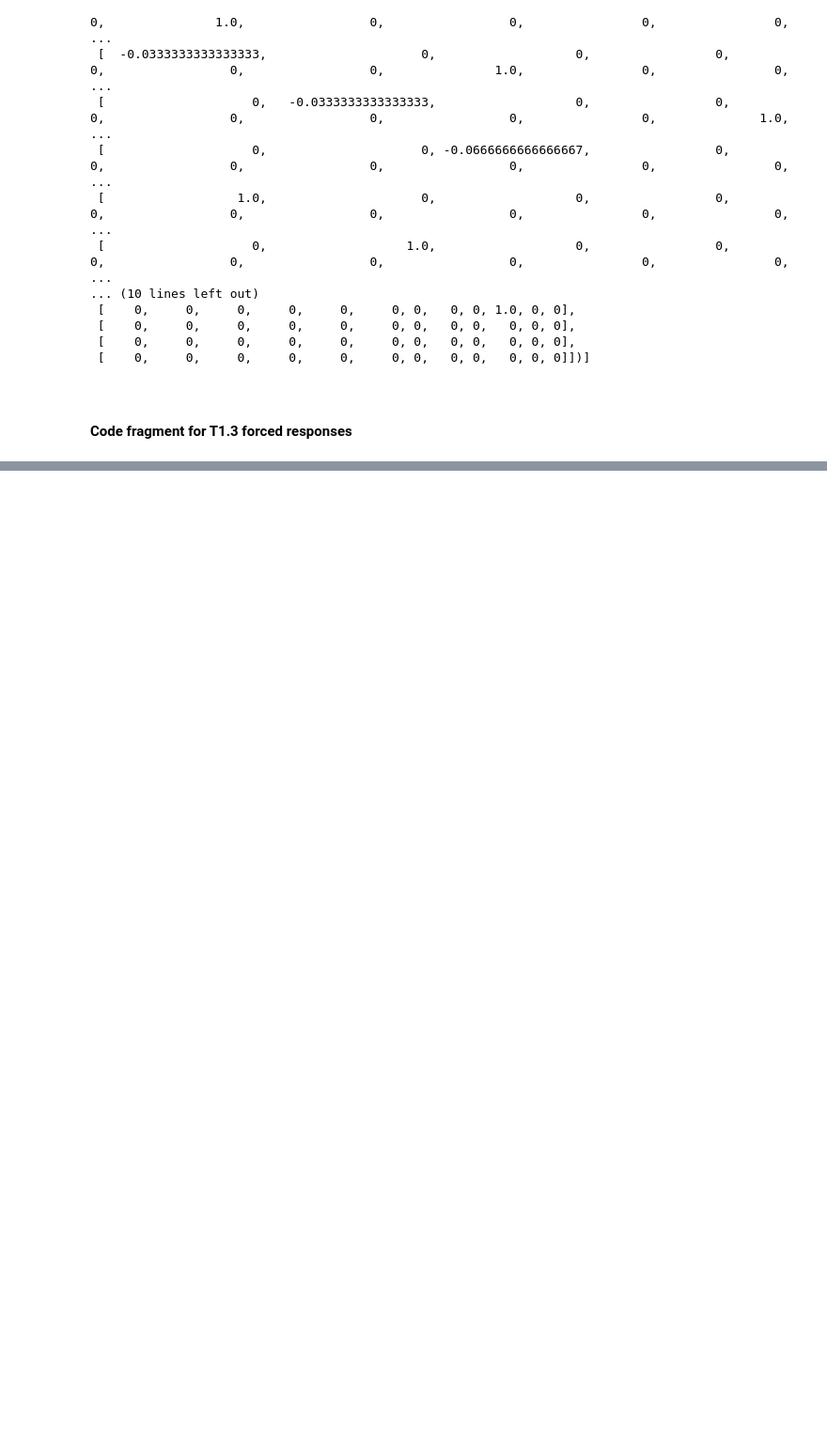
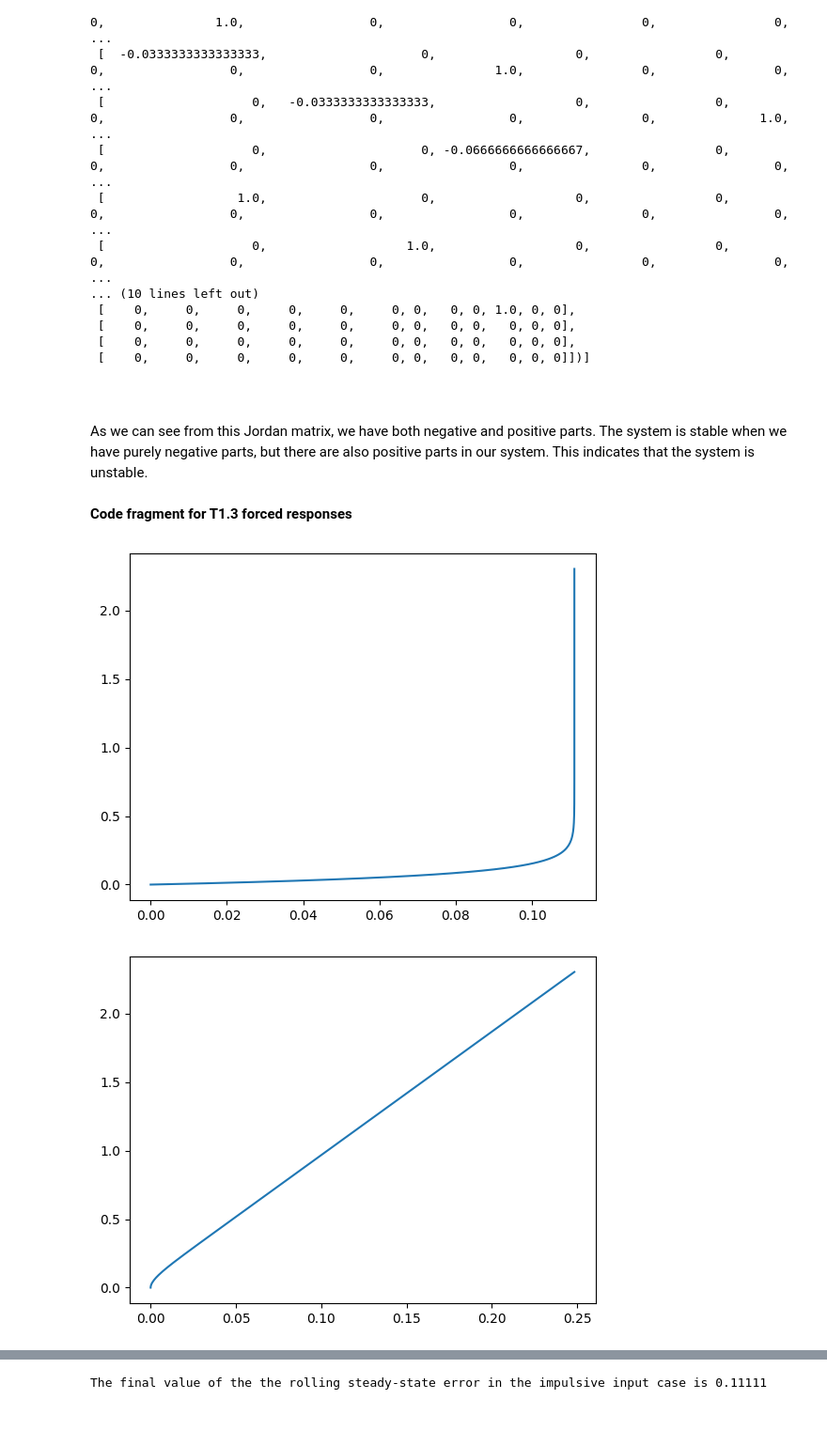
Before and after one commit to mad03day/Control_systems, a Jupyter notebook: first_term/EX0/quadcopter1.ipynb, the cells around one changed output, grey strips where cells are left out. Shown: that part at 94% size. Drawn from its saved outputs; the diff is of its cells as text; code cells hidden in the pictures; blank space fills up the shorter version.

```diff
--- a/first_term/EX0/quadcopter1.ipynb
+++ b/first_term/EX0/quadcopter1.ipynb
@@ -128,24 +128,56 @@ sp.Matrix(A_eval).jordan_form()
  [    0,     0,     0,     0,     0,     0, 0,   0, 0,   0, 0, 0]])]
 # %% [markdown]
 <br>
+# %% [markdown]
+As we can see from this Jordan matrix, we have both negative and positive parts. The system is stable when we have purely negative parts, but there are also positive parts in our system. This indicates that the system is unstable.
 # %% [markdown]
 <b> Code fragment for T1.3 forced responses </b>
 # %%
 # extracting the rolling dynamics
-A_rolling = ...
-B_rolling = ...
-C_rolling = ...
-D_rolling = ...
-sys_rolling = ...
+A_rolling = sp.zeros(2, 2)
+A_rolling[0,0]=A_eval[8,8]
+A_rolling[0,1]=A_eval[8,11]
+A_rolling[1,0]=A_eval[11,8]
+A_rolling[1,1]=A_eval[11,11]
+
+B_rolling = sp.zeros(2, 1)
+B_rolling[0,0]=B_eval[8,3]
+B_rolling[1,0]=B_eval[11,3]*5*10**-5
+
+C_rolling = sp.zeros(1,2)
+C_rolling[0,0] = C[3,8]
+C_rolling[0,1] = C[3,11]
+
+D_rolling = sp.zeros(1,1)
+
+sys_rolling = ct.ss(A_rolling, B_rolling, C_rolling, D_rolling)
 
 # plot impulse response
-t_impulse,y_impulse = ...
+plt.figure()
+t_impulse,y_impulse = ct.impulse_response(sys_rolling)
+plt.plot(y_impulse, t_impulse)
+plt.show()
+
 
 # plot step response
-t_step,y_step = ...
+t_step,y_step = ct.step_response(sys_rolling)
+plt.figure()
+plt.plot(y_step, t_step)
+plt.show()
+
+T_sin = np.linspace(0, 10, 100)
+U_sin = np.sin(T_sin)
+
+plt.figure()
+plt.plot(y_sin, t_sin)
+plt.show()
 
 # plot sinusoidal response
-t_sin,y_sin = ...
+t_sin,y_sin = ct.forced_response(sys_rolling, T=T_sin, U=U_sin)
+
 
 # show the final value of the impulse response
 print('The final value of the the rolling steady-state error in the impulsive input case is %.5f' % y_impulse[-1])
+# %% [output]
+[figure, added]
+[figure, added]
@@ -152,3 +185,4 @@ print('The final value of the the rolling steady-state error in the impulsive in
+The final value of the the rolling steady-state error in the impulsive input case is 0.11111
 # %% [markdown]
 <br>
 # %% [markdown]
```
Also changed, not shown: parts of 2 cells of this notebook.
